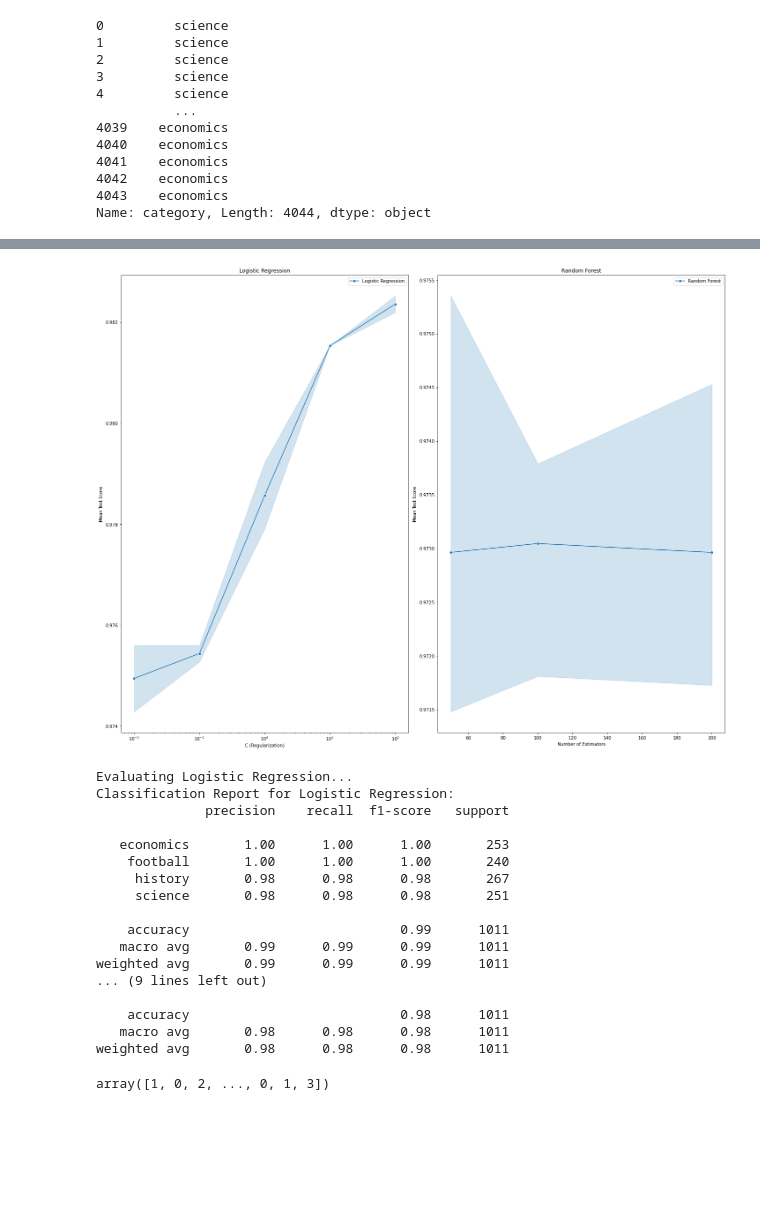
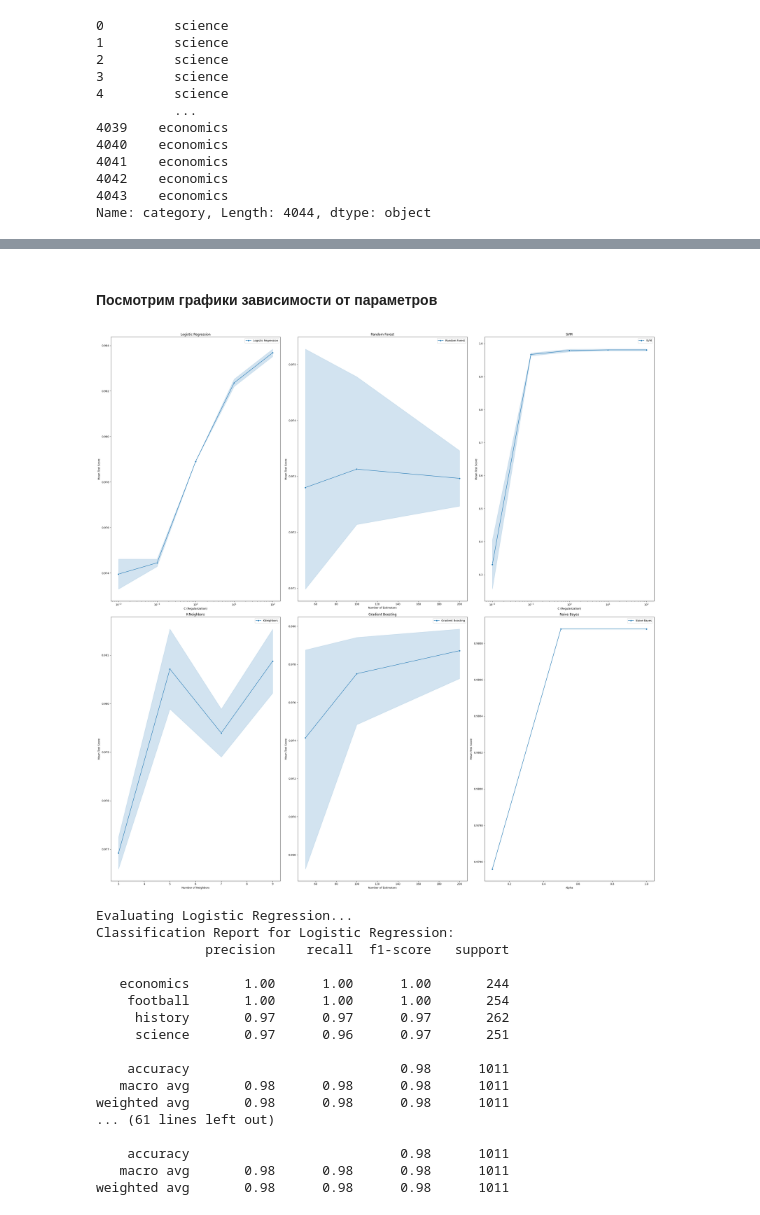
Before and after one commit to Krosha31/computational_linguistics, a Jupyter notebook: lab1/text_classification.ipynb, the cells around one changed output, grey strips where cells are left out. Saved outputs shown, nothing was run; the diff lists cells and outputs as text; code cells hidden in the pictures; blank space fills up the shorter version.

```diff
--- a/lab1/text_classification.ipynb
+++ b/lab1/text_classification.ipynb
@@ -51,9 +51,9 @@ data["text"][0]
 # %% [markdown]
 #### лемматизация проводилась только для русских слов, так как английских слов в текстах крайне мало и чаще всего они встречаются в одной единственной форме, что нас устраивает
 # %%
-import pymorphy2
+import pymorphy3
 
-morph = pymorphy2.MorphAnalyzer()
+morph = pymorphy3.MorphAnalyzer()
 
 def lemmatize_text(text):
     words = text.split()
@@ -178,6 +191,6 @@ from sklearn.feature_extraction.text import TfidfVectorizer
 
 tfidf = TfidfVectorizer()
 tf_train = tfidf.fit_transform(X_train["text"])
-tf_test = tfidf_vect.transform(X_test["text"])
+tf_test = tfidf.transform(X_test["text"])
 print(tf_train[0])
 # %% [output]
@@ -205,12 +222,17 @@ from sklearn.ensemble import RandomForestClassifier, GradientBoostingClassifier
 from sklearn.svm import SVC
 from sklearn.neighbors import KNeighborsClassifier
 from sklearn.metrics import classification_report
+from sklearn.naive_bayes import MultinomialNB
+
+
 
 
 models = {
     'Logistic Regression': LogisticRegression(max_iter=1000),
     'Random Forest': RandomForestClassifier(),
-#     'SVM': SVC(),
-#     'KNeighbors': KNeighborsClassifier(),
-#     'Gradient Boosting': GradientBoostingClassifier()
+    'Naive Bayes': MultinomialNB(),
+    'SVM': SVC(),
+    'KNeighbors': KNeighborsClassifier(),
+    'Gradient Boosting': GradientBoostingClassifier(),
+    'Naive Bayes': MultinomialNB()
 }
@@ -236,6 +260,9 @@ param_grids = {
         'n_estimators': [50, 100, 200],
         'learning_rate': [0.01, 0.1, 0.2],
         'max_depth': [3, 5, 7]
+    },
+    'Naive Bayes': {
+        "alpha": [0.1, 0.5, 1]
     }
 }
 # %%
@@ -268,3 +286,5 @@ weighted avg       0.99      0.99      0.99      1011
+# %% [markdown]
+#### Посмотрим графики зависимости от параметров
 # %%
 plt.figure(figsize=(30, 30))
 
@@ -289,52 +309,55 @@ for model_name, result in results.items():
         sns.lineplot(x=result['param_C'], y=result['mean_test_score'], marker='o', label=model_name)
         plt.xscale('log')
         plt.title('SVM')
         plt.xlabel('C (Regularization)')
         plt.ylabel('Mean Test Score')
     elif model_name == 'KNeighbors':
         plt.subplot(2, 3, 4)
         sns.lineplot(x=result['param_n_neighbors'], y=result['mean_test_score'], marker='o', label=model_name)
         plt.title('K-Neighbors')
         plt.xlabel('Number of Neighbors')
         plt.ylabel('Mean Test Score')
 
     elif model_name == 'Gradient Boosting':
         plt.subplot(2, 3, 5)
         sns.lineplot(x=result['param_n_estimators'], y=result['mean_test_score'], marker='o', label=model_name)
         plt.title('Gradient Boosting')
         plt.xlabel('Number of Estimators')
         plt.ylabel('Mean Test Score')
 
+    elif model_name == 'Naive Bayes':
+        plt.subplot(2, 3, 6)
+        sns.lineplot(x=result['param_alpha'], y=result['mean_test_score'], marker='o', label=model_name)
+        plt.title('Naive Bayes')
+        plt.xlabel('Alpha')
+        plt.ylabel('Mean Test Score')
+
 plt.tight_layout()
 plt.legend()
 plt.show()
 
 vgc = np.vectorize(get_category)
 
 for model_name, model in best_models.items():
     print(f"Evaluating {model_name}...")
     y_pred = model.predict(tf_test)
     print(f"Classification Report for {model_name}:\n{classification_report(vgc(y_test), vgc(y_pred))}")
 # %% [output]
-[figure, old version]
+[figure, new version]
 Evaluating Logistic Regression...
 Classification Report for Logistic Regression:
               precision    recall  f1-score   support
 
-   economics       1.00      1.00      1.00       253
-    football       1.00      1.00      1.00       240
-     history       0.98      0.98      0.98       267
-     science       0.98      0.98      0.98       251
-
-    accuracy                           0.99      1011
-   macro avg       0.99      0.99      0.99      1011
-weighted avg       0.99      0.99      0.99      1011
-... (9 lines left out)
+   economics       1.00      1.00      1.00       244
+    football       1.00      1.00      1.00       254
+     history       0.97      0.97      0.97       262
+     science       0.97      0.96      0.97       251
 
     accuracy                           0.98      1011
    macro avg       0.98      0.98      0.98      1011
 weighted avg       0.98      0.98      0.98      1011
+... (61 lines left out)
+
+    accuracy                           0.98      1011
+   macro avg       0.98      0.98      0.98      1011
+weighted avg       0.98      0.98      0.98      1011
-# %%
-y_test
-# %% [output]
-array([1, 0, 2, ..., 0, 1, 3])
```
Also changed, not shown: parts of 20 cells of this notebook.
